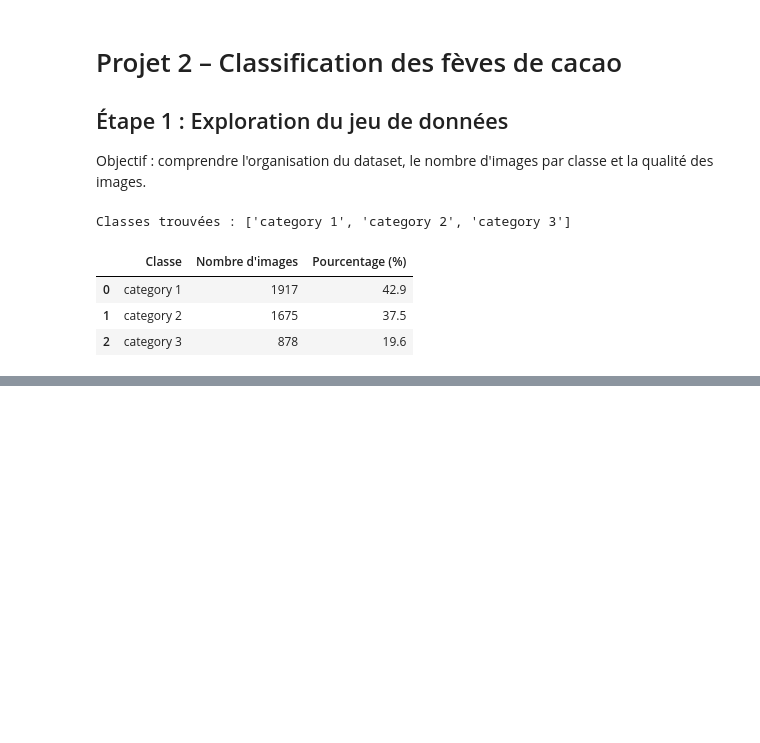
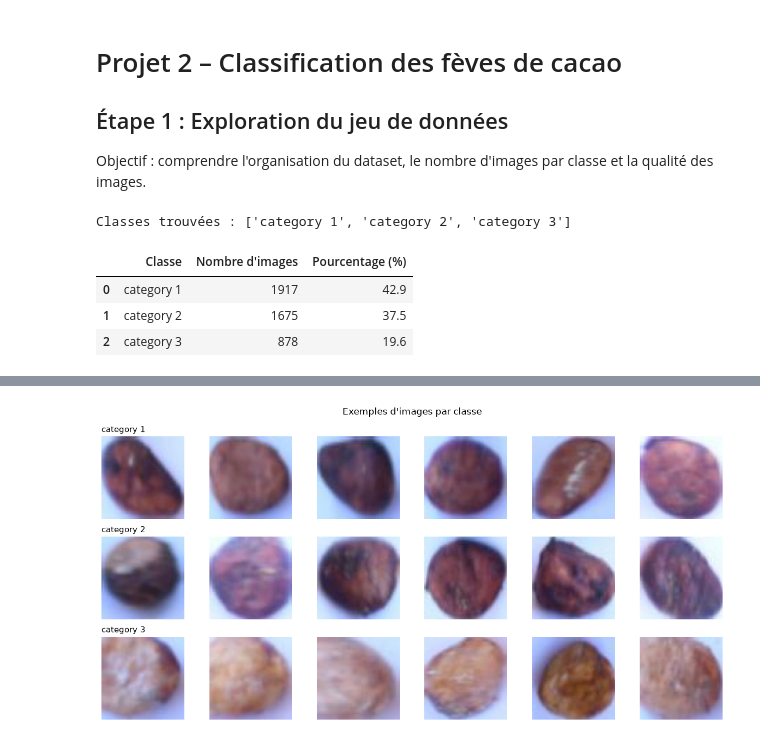
Before and after one commit to masscamara1225-beep/cocoa-bean-classification, a Jupyter notebook: notebooks/01_exploration.ipynb, the cells around one changed output, grey strips where cells are left out. Saved outputs shown, nothing was run; the diff lists cells and outputs as text; code cells hidden in the pictures; blank space fills up the shorter version.

```diff
--- a/notebooks/01_exploration.ipynb
+++ b/notebooks/01_exploration.ipynb
@@ -36,0 +60,26 @@ df_comptage
+# %%
+#Affichons des exemples de chaque classe
+
+np.random.seed(42)
+nb_exemples = 6
+
+fig, axes = plt.subplots(len(classes), nb_exemples, figsize=(12, 6))
+
+for i, c in enumerate(classes):
+    dossier = os.path.join(DATA_DIR, c)
+    fichiers = [f for f in os.listdir(dossier) if f.endswith(".jpg")]
+    choix = np.random.choice(fichiers, nb_exemples, replace=False)
+
+    for j, nom in enumerate(choix):
+        img = Image.open(os.path.join(dossier, nom))
+        axes[i, j].imshow(img)
+        axes[i, j].axis("off")
+        if j == 0:
+            axes[i, j].set_title(c, loc="left", fontsize=11)
+
+plt.suptitle("Exemples d'images par classe")
+plt.tight_layout()
+plt.savefig("../results/figures/01_exemples_par_classe.png", dpi=150)
+plt.show()
+# %% [output]
+[figure, added]
```
Also changed, not shown: parts of 16 cells of this notebook, 5 other files.
